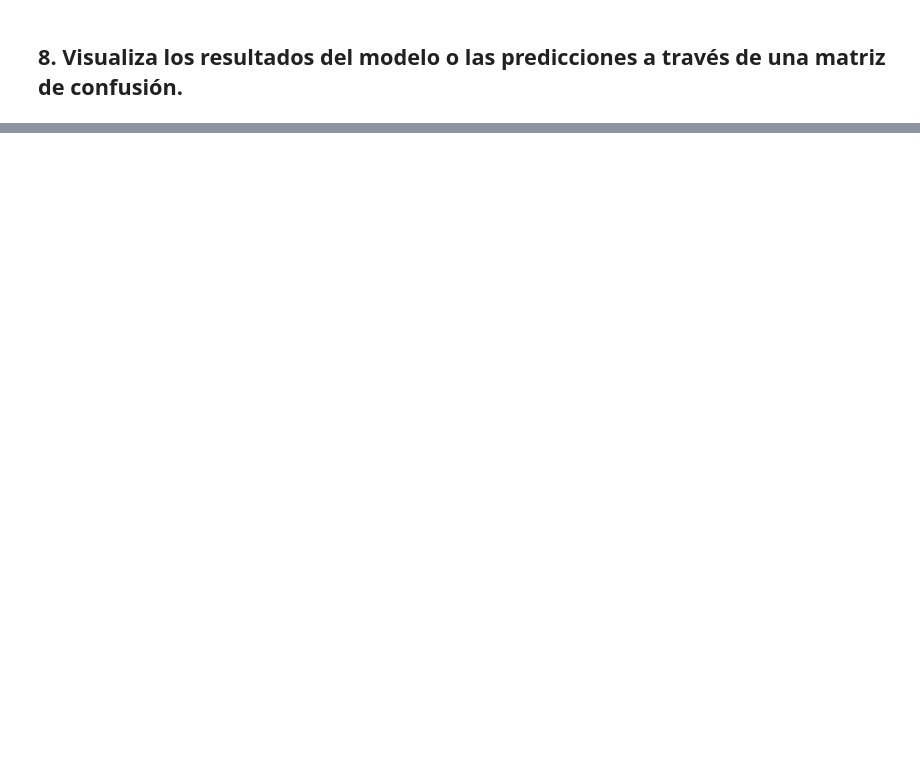
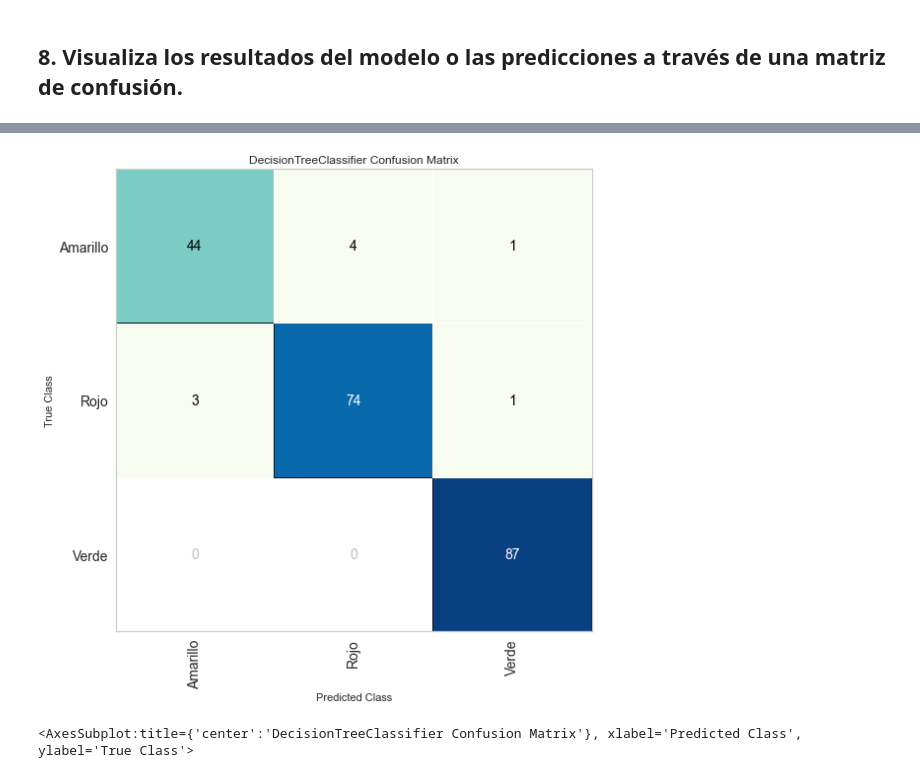
Before and after one commit to PosgradoMNA/actividades-del-projecto-equipo-61, a Jupyter notebook: Reto2/Reto2_18_Nov.ipynb, the cells around one changed output, grey strips where cells are left out. Cells and saved outputs as stored; diff of their text form; code cells hidden in the pictures; blank space fills up the shorter version.

```diff
--- a/Reto2/Reto2_18_Nov.ipynb
+++ b/Reto2/Reto2_18_Nov.ipynb
@@ -737,0 +714,11 @@ cm_rf.show()
+# %%
+plt.figure(figsize=(8, 8))
+cm_tree = ConfusionMatrix(
+    tree_model, classes=["Amarillo", "Rojo", "Verde"], fontsize=14, cmap="GnBu"
+)
+cm_tree.fit(X_train, y_train2)
+cm_tree.score(X_test, y_pipeline.fit_transform(y_test))
+cm_tree.show()
+# %% [output]
+[figure, added]
+<AxesSubplot:title={'center':'DecisionTreeClassifier Confusion Matrix'}, xlabel='Predicted Class', ylabel='True Class'>
```
Also changed, not shown: parts of 34 cells of this notebook.
